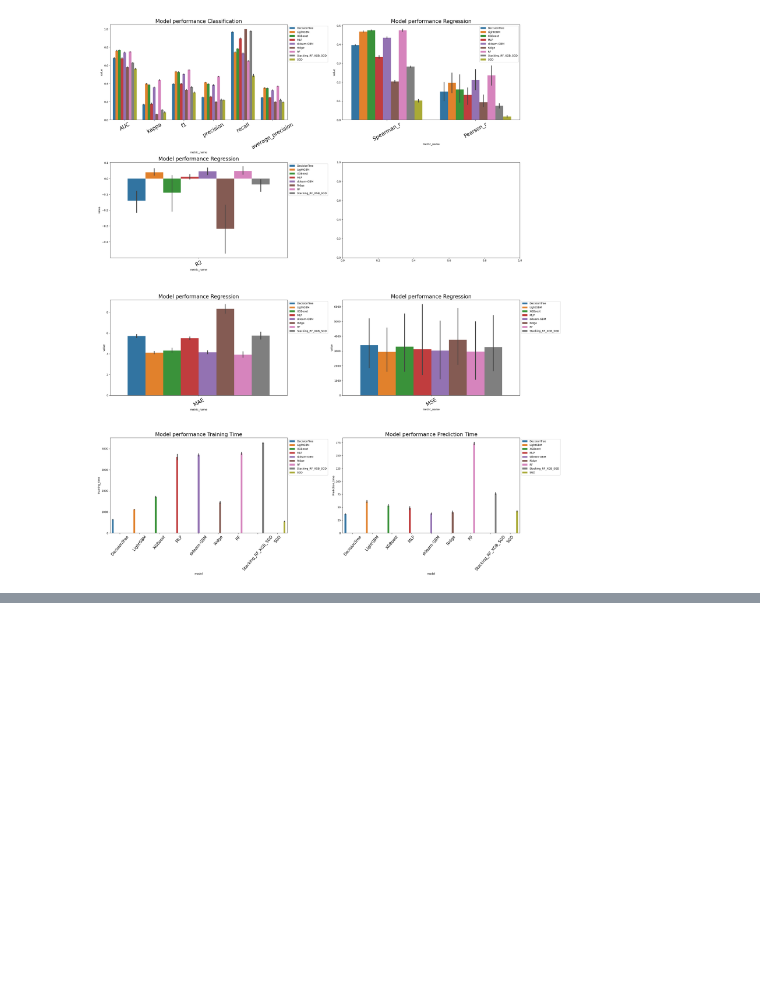
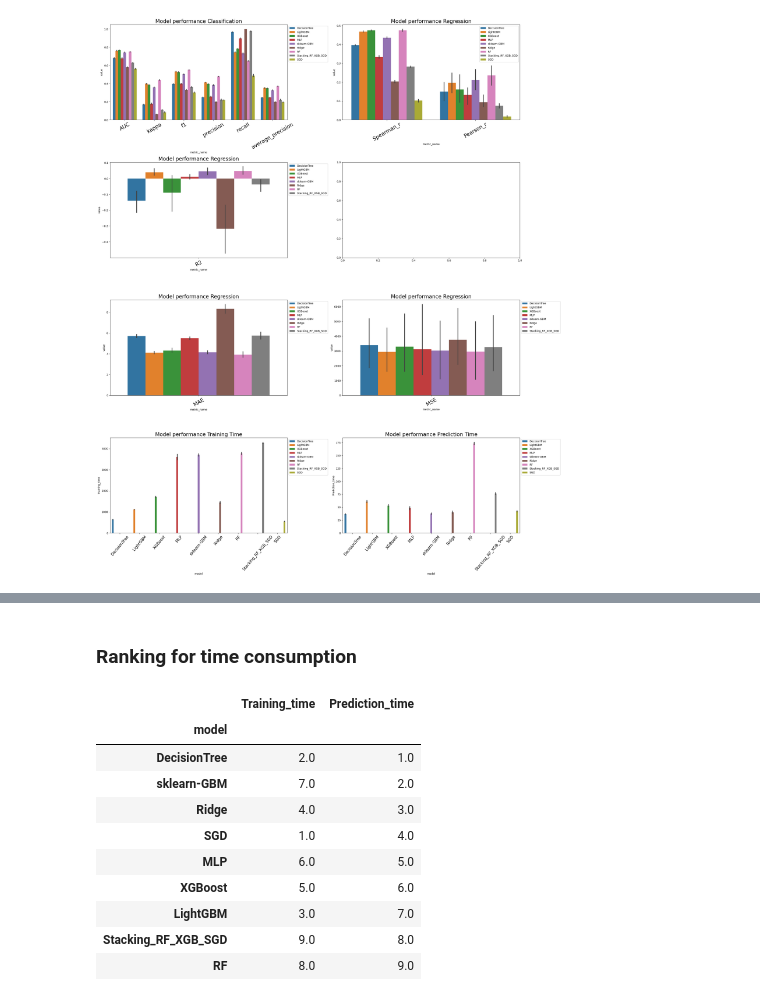
Before and after one commit to chenyangkang/stemflow, a Jupyter notebook: docs/Examples/06.Base_model_choices.ipynb, the cells around one changed output, grey strips where cells are left out. Cells and saved outputs as stored; diff of their text form; code cells hidden in the pictures; blank space fills up the shorter version.

```diff
--- a/docs/Examples/06.Base_model_choices.ipynb
+++ b/docs/Examples/06.Base_model_choices.ipynb
@@ -332,0 +425,18 @@ plt.show()
+# %% [markdown]
+### Ranking for time consumption
+# %%
+
+ranking_time = all_metric_df[['Training_time','Prediction_time'] + ['model']].groupby('model').mean().rank(ascending=True)
+ranking_time.sort_values(by='Prediction_time')
+# %% [output]
+|  | Training_time | Prediction_time |
+| model |  |  |
+| DecisionTree | 2.0 | 1.0 |
+| sklearn-GBM | 7.0 | 2.0 |
+| Ridge | 4.0 | 3.0 |
+| SGD | 1.0 | 4.0 |
+| MLP | 6.0 | 5.0 |
+| XGBoost | 5.0 | 6.0 |
+| LightGBM | 3.0 | 7.0 |
+| Stacking_RF_XGB_SGD | 9.0 | 8.0 |
+| RF | 8.0 | 9.0 |
```
Also changed, not shown: parts of 29 cells of this notebook, 1 other file.
